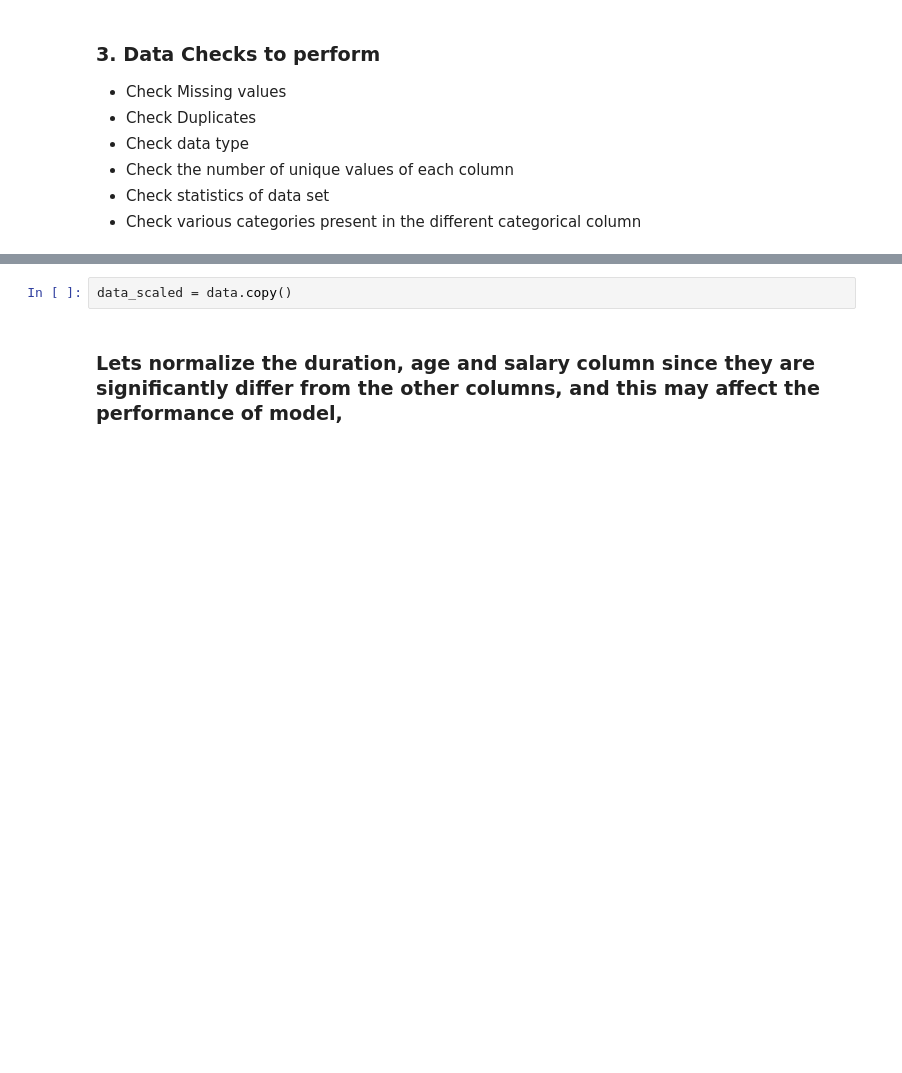
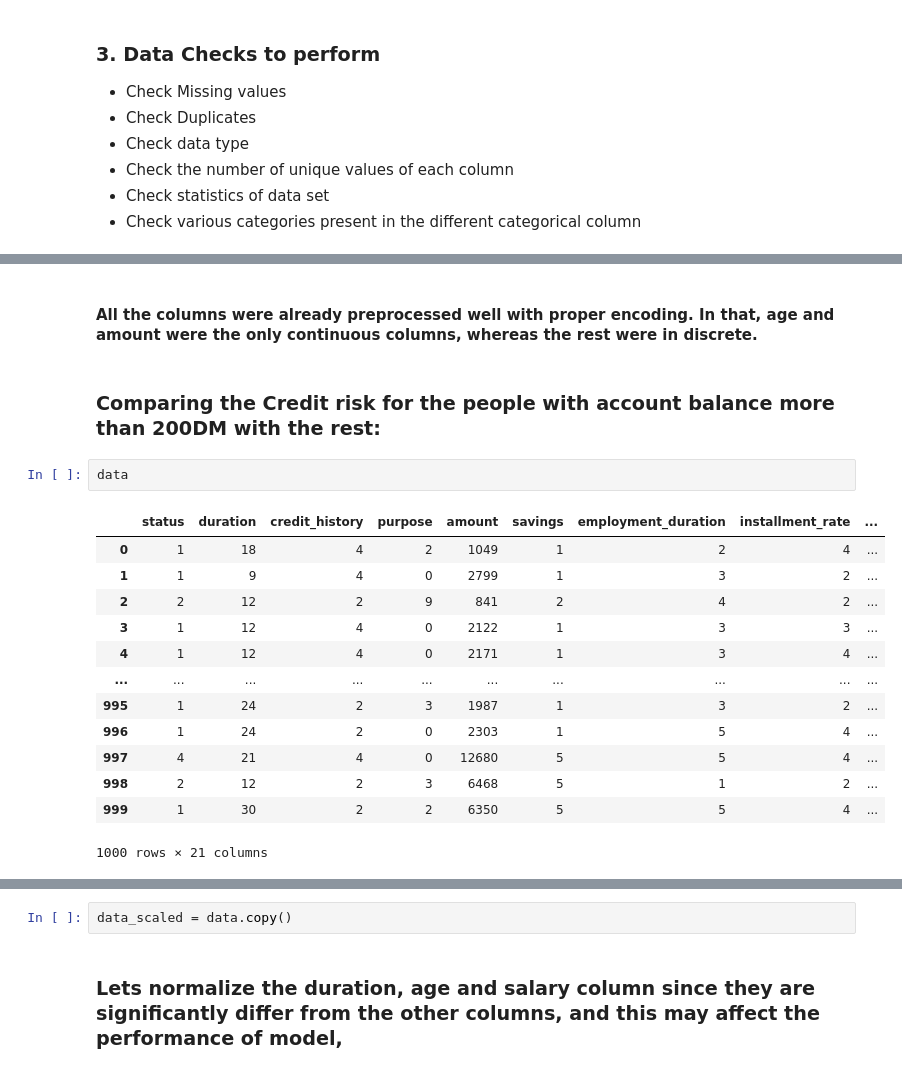
Before and after one commit to Suriya-Gurumoorthi/credit_risk_prediction, a Jupyter notebook: notebook/trails.ipynb, the cells around one changed output, grey strips where cells are left out. Cells and saved outputs as stored; diff of their text form; blank space fills up the shorter version.

```diff
--- a/notebook/trails.ipynb
+++ b/notebook/trails.ipynb
@@ -148,0 +211,20 @@ plt.show()
+# %% [markdown]
+#### All the columns were already preprocessed well with proper encoding. In that, age and amount were the only continuous columns, whereas the rest were in discrete.
+# %% [markdown]
+### Comparing the Credit risk for the people with account balance more than 200DM with the rest:
+# %%
+data
+# %% [output]
+|  | status | duration | credit_history | purpose | amount | savings | employment_duration | installment_rate | ... |
+| 0 | 1 | 18 | 4 | 2 | 1049 | 1 | 2 | 4 | ... |
+| 1 | 1 | 9 | 4 | 0 | 2799 | 1 | 3 | 2 | ... |
+| 2 | 2 | 12 | 2 | 9 | 841 | 2 | 4 | 2 | ... |
+| 3 | 1 | 12 | 4 | 0 | 2122 | 1 | 3 | 3 | ... |
+| 4 | 1 | 12 | 4 | 0 | 2171 | 1 | 3 | 4 | ... |
+| ... | ... | ... | ... | ... | ... | ... | ... | ... | ... |
+| 995 | 1 | 24 | 2 | 3 | 1987 | 1 | 3 | 2 | ... |
+| 996 | 1 | 24 | 2 | 0 | 2303 | 1 | 5 | 4 | ... |
+| 997 | 4 | 21 | 4 | 0 | 12680 | 5 | 5 | 4 | ... |
+| 998 | 2 | 12 | 2 | 3 | 6468 | 5 | 1 | 2 | ... |
+| 999 | 1 | 30 | 2 | 2 | 6350 | 5 | 5 | 4 | ... |
+1000 rows × 21 columns
```
Also changed, not shown: parts of 41 cells of this notebook, 4 other files.
